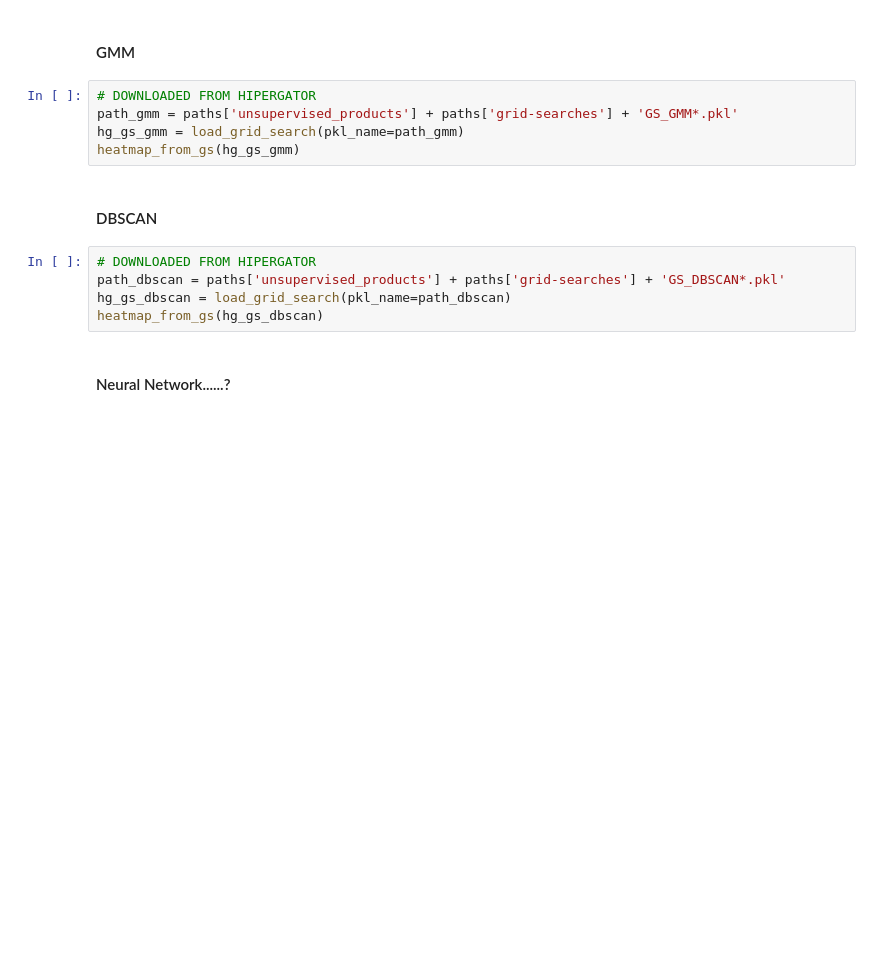
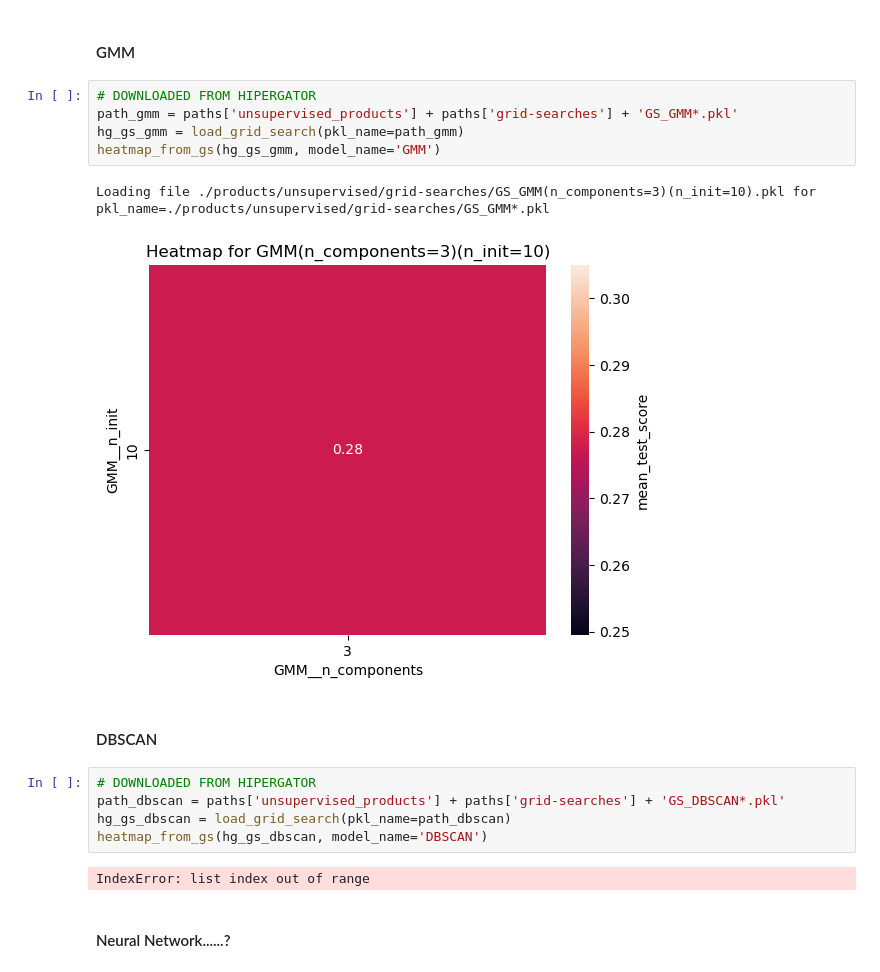
Before and after one commit to eli-johnson-04/sdss-performance-comparison, a Jupyter notebook: script.ipynb, the cells around one changed output. Cells and saved outputs as stored; diff of their text form; blank space fills up the shorter version.

```diff
--- a/script.ipynb
+++ b/script.ipynb
@@ -910,14 +1008,19 @@ heatmap_from_gs(hg_gs_kmeans)
 # %%
 # DOWNLOADED FROM HIPERGATOR
 path_gmm = paths['unsupervised_products'] + paths['grid-searches'] + 'GS_GMM*.pkl'
 hg_gs_gmm = load_grid_search(pkl_name=path_gmm)
-heatmap_from_gs(hg_gs_gmm)
+heatmap_from_gs(hg_gs_gmm, model_name='GMM')
+# %% [output]
+Loading file ./products/unsupervised/grid-searches/GS_GMM(n_components=3)(n_init=10).pkl for pkl_name=./products/unsupervised/grid-searches/GS_GMM*.pkl
+[figure, added]
 # %% [markdown]
 #### DBSCAN
 # %%
 # DOWNLOADED FROM HIPERGATOR
 path_dbscan = paths['unsupervised_products'] + paths['grid-searches'] + 'GS_DBSCAN*.pkl'
 hg_gs_dbscan = load_grid_search(pkl_name=path_dbscan)
-heatmap_from_gs(hg_gs_dbscan)
+heatmap_from_gs(hg_gs_dbscan, model_name='DBSCAN')
+# %% [output]
+IndexError: list index out of range
 # %% [markdown]
 #### Neural Network......?
```
Also changed, not shown: parts of 15 cells of this notebook.
